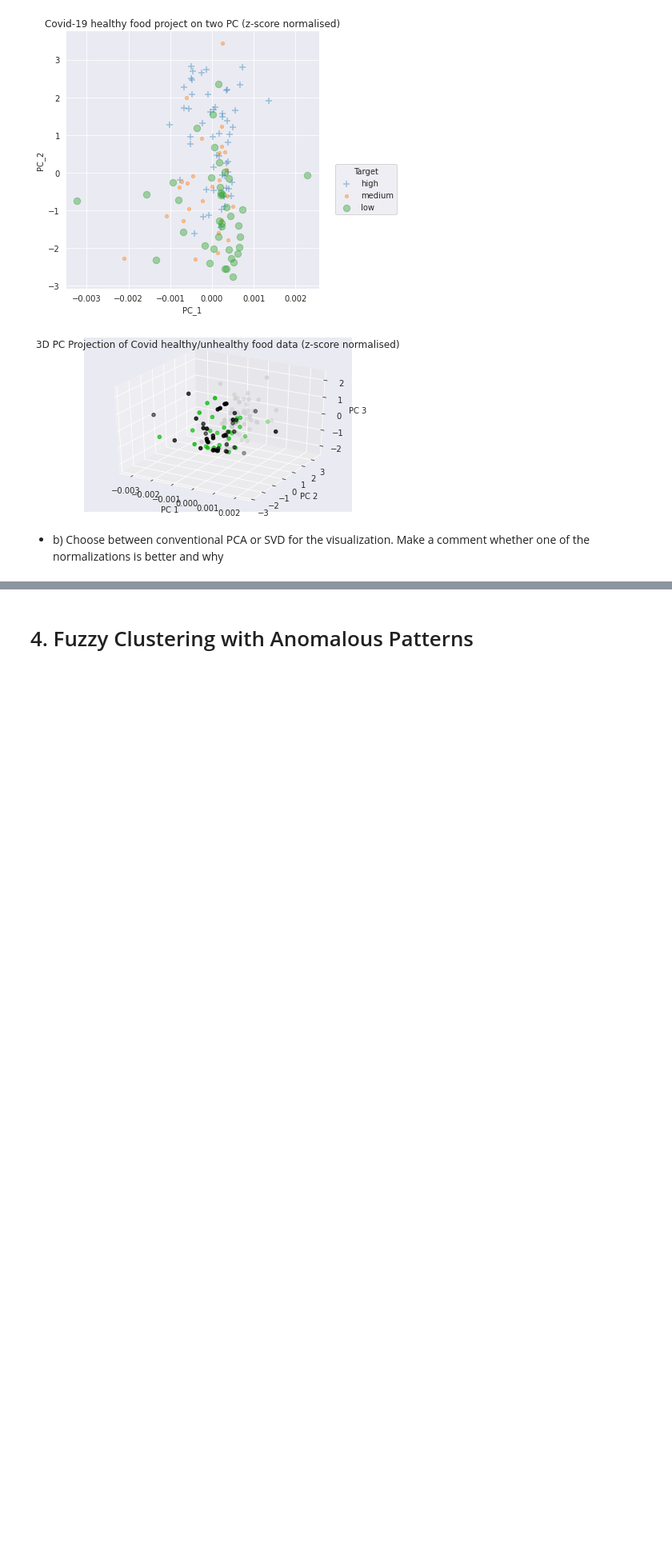
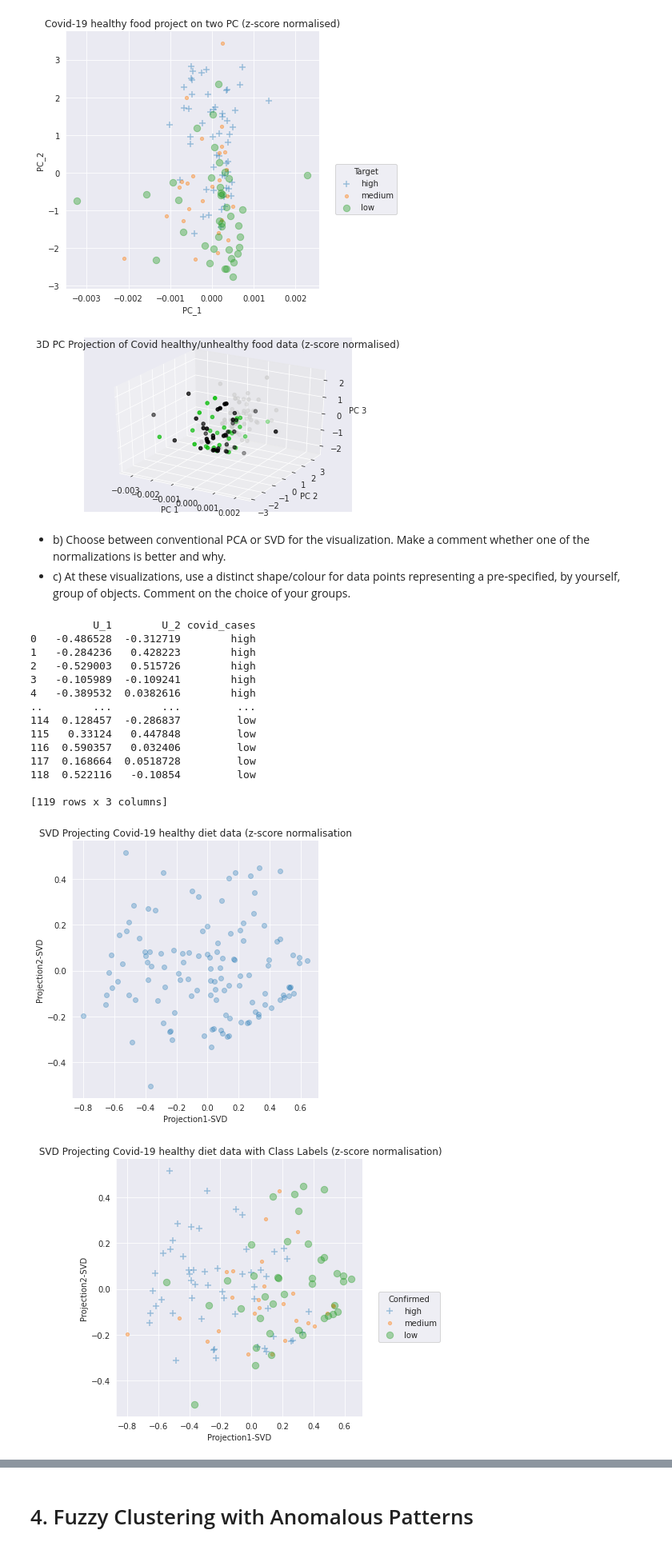
Before and after one commit to Migaalee/PAD, a Jupyter notebook: PAD_project1.ipynb, the cells around one changed output, grey strips where cells are left out. Shown: that part at 80% size. Cells and saved outputs as stored; diff of their text form; code cells hidden in the pictures; blank space fills up the shorter version.

```diff
--- a/PAD_project1.ipynb
+++ b/PAD_project1.ipynb
@@ -887,11 +887,62 @@ ax.set_title('3D PC Projection of Covid healthy/unhealthy food data (z-score nor
 [figure]
 # %% [markdown]
 - b) Choose between conventional PCA or SVD for the visualization. Make a comment whether one of
-the normalizations is better and why
+the normalizations is better and why.
+- c) At these visualizations, use a distinct shape/colour for data points representing a pre‐specified, by yourself, group of objects. Comment on the choice of your groups.
 # %%
-u, s, vh = np.linalg.svd(x_norm, full_matrices=True)
+u, s, vh = np.linalg.svd(x_norm_z, full_matrices=True)
 
 ## Calculate the coordinates of the data points in the projection axes of the space spanned
 ## by the leading eigenvectors contained in $U$
 u1 = u[:,0] * s[0]
 u2 = u[:,1] * s[1]
+# %%
+# set data to a Pandas Dataframa to ease plotting
+names = ["U_"+str(x+1) for x in range(2)]
+names.append('covid_cases')
+ds_us = pd.DataFrame(data= np.c_[u1, u2, target],
+                     columns=names)
+#ds_us['covidc'] = ds_us['covidc'].astype(int)
+
+print(ds_us)
+
+# 1st plot
+ax = sns.lmplot('U_1',
+                'U_2',
+                data=ds_us,
+                fit_reg=False,
+                scatter_kws={'alpha':0.3});
+ax.set(xlabel='Projection1-SVD',
+           ylabel='Projection2-SVD',
+           title='SVD Projecting Covid-19 healthy diet data (z-score normalisation');
+
+# 2nd plot
+ax2 = sns.lmplot('U_1',
+               'U_2',
+               data=ds_us,
+               hue='covid_cases',
+               markers=['+','.','o'],
+               fit_reg=False,
+               scatter_kws={'alpha':0.4, "s": 70},
+               legend_out=False);
+ax2.set(xlabel='Projection1-SVD',
+       ylabel='Projection2-SVD',
+       title=' SVD Projecting Covid-19 healthy diet data with Class Labels (z-score normalisation)');
+plt.legend(bbox_to_anchor=(1.05, 0.5), title='Confirmed');
+# %% [output]
+          U_1        U_2 covid_cases
+0   -0.486528  -0.312719        high
+1   -0.284236   0.428223        high
+2   -0.529003   0.515726        high
+3   -0.105989  -0.109241        high
+4   -0.389532  0.0382616        high
+..        ...        ...         ...
+114  0.128457  -0.286837         low
+115   0.33124   0.447848         low
+116  0.590357   0.032406         low
+117  0.168664  0.0518728         low
+118  0.522116   -0.10854         low
+
+[119 rows x 3 columns]
+[figure, added]
+[figure, added]
```
Also changed, not shown: parts of 14 cells of this notebook.
